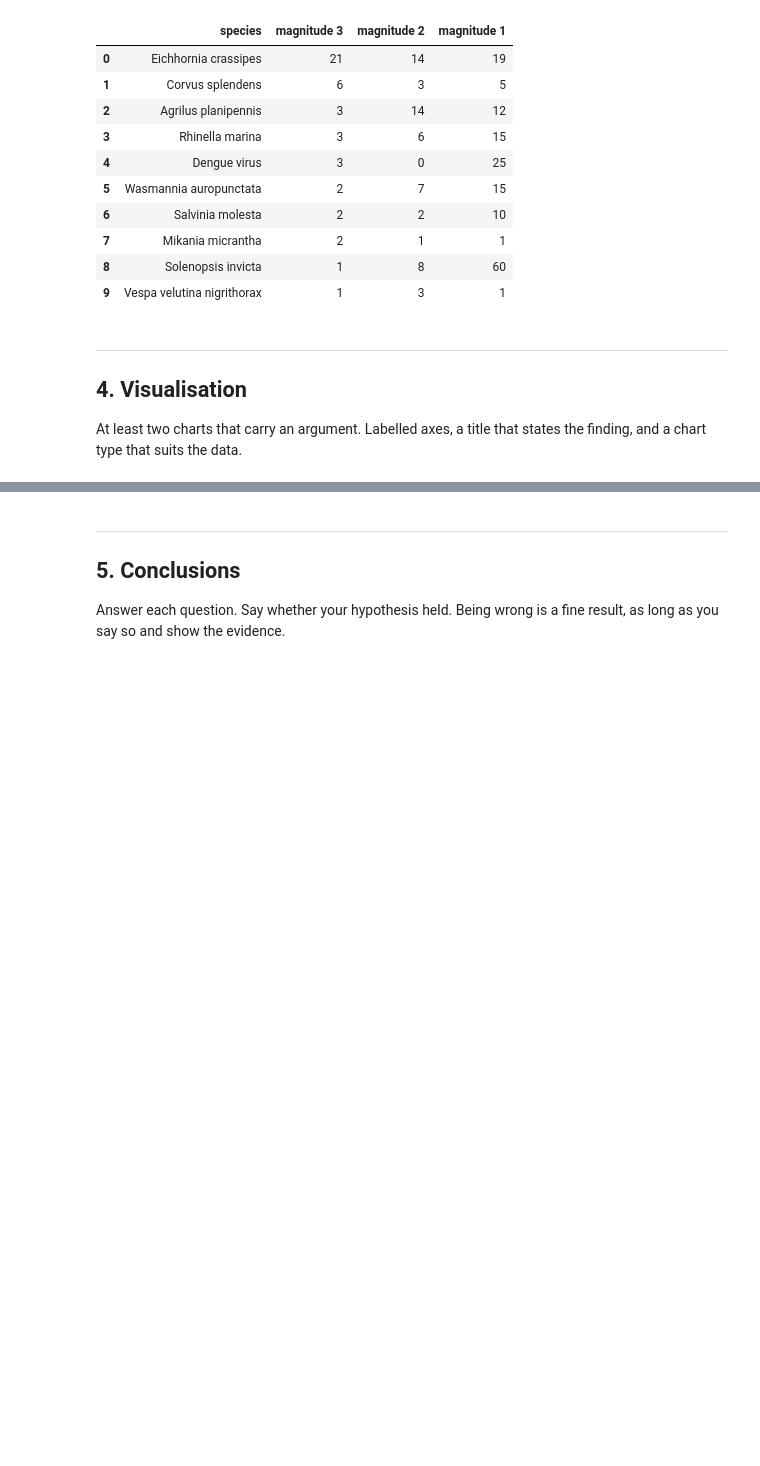
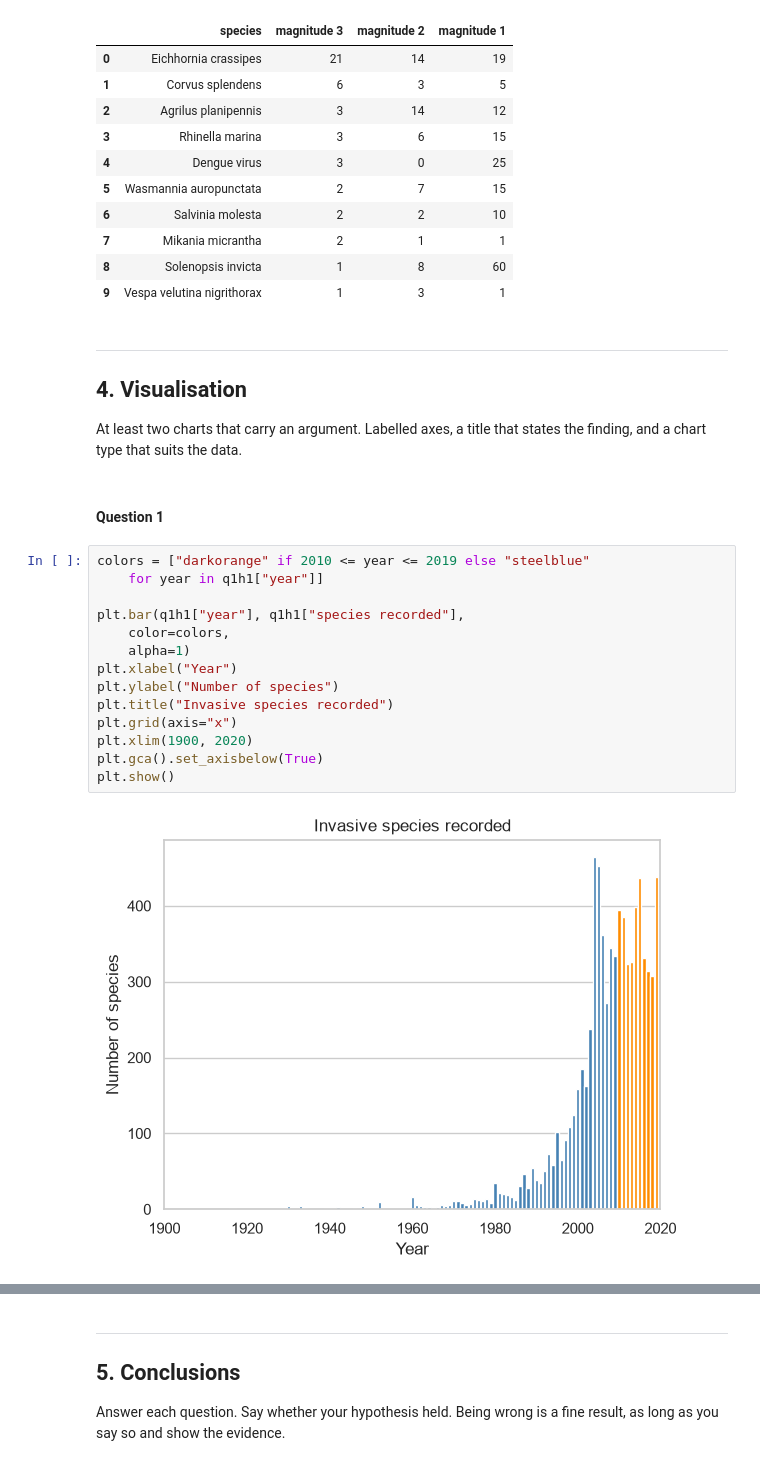
Before and after one commit to zoedoucet/project-1-eda-sql, a Jupyter notebook: notebooks/03_hypothesis_and_visualization.ipynb, the cells around one changed output, grey strips where cells are left out. Saved outputs shown, nothing was run; the diff lists cells and outputs as text; blank space fills up the shorter version.

Commit message:
visualisation started

```diff
--- a/notebooks/03_hypothesis_and_visualization.ipynb
+++ b/notebooks/03_hypothesis_and_visualization.ipynb
@@ -286,3 +286,21 @@ q3h5_2
 ## 4. Visualisation
 
 At least two charts that carry an argument. Labelled axes, a title that states the finding, and a chart type that suits the data.
+# %% [markdown]
+#### Question 1
+# %%
+colors = ["darkorange" if 2010 <= year <= 2019 else "steelblue"
+    for year in q1h1["year"]]
+
+plt.bar(q1h1["year"], q1h1["species recorded"],
+    color=colors,
+    alpha=1)
+plt.xlabel("Year")
+plt.ylabel("Number of species")
+plt.title("Invasive species recorded")
+plt.grid(axis="x")
+plt.xlim(1900, 2020)
+plt.gca().set_axisbelow(True)
+plt.show()
+# %% [output]
+[figure, added]
```
Also changed, not shown: parts of 7 cells of this notebook.
